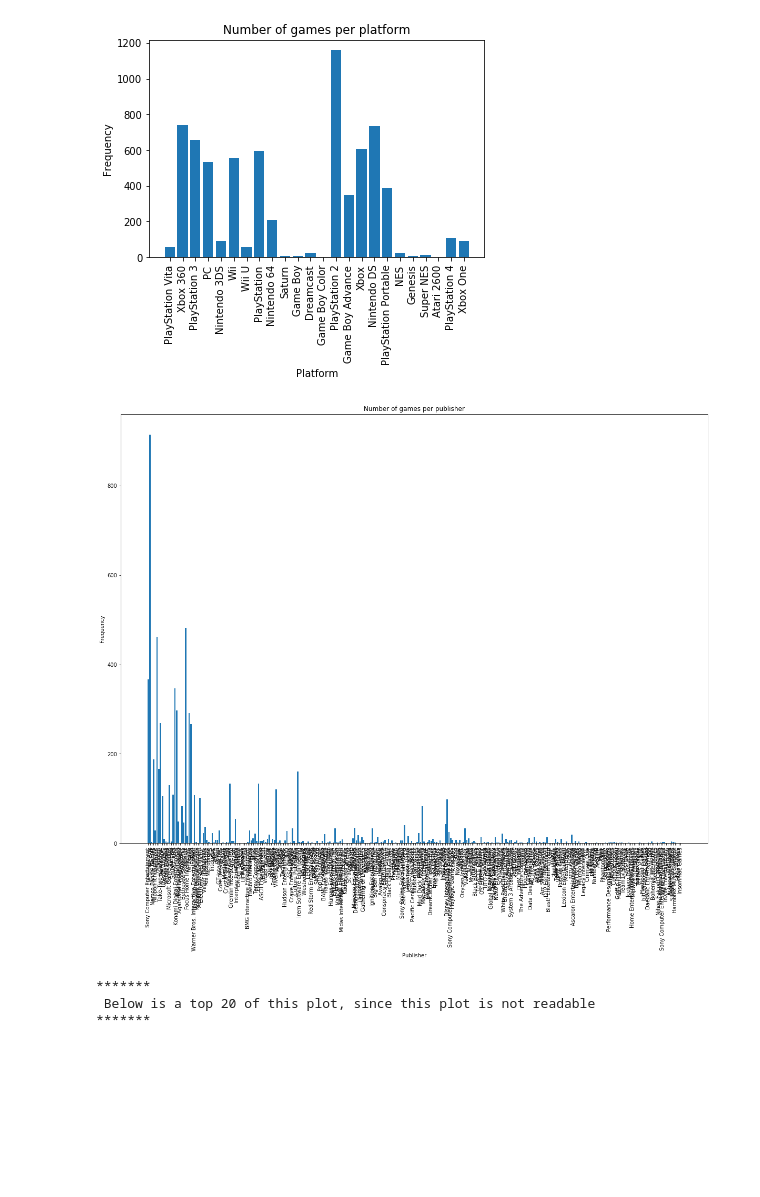
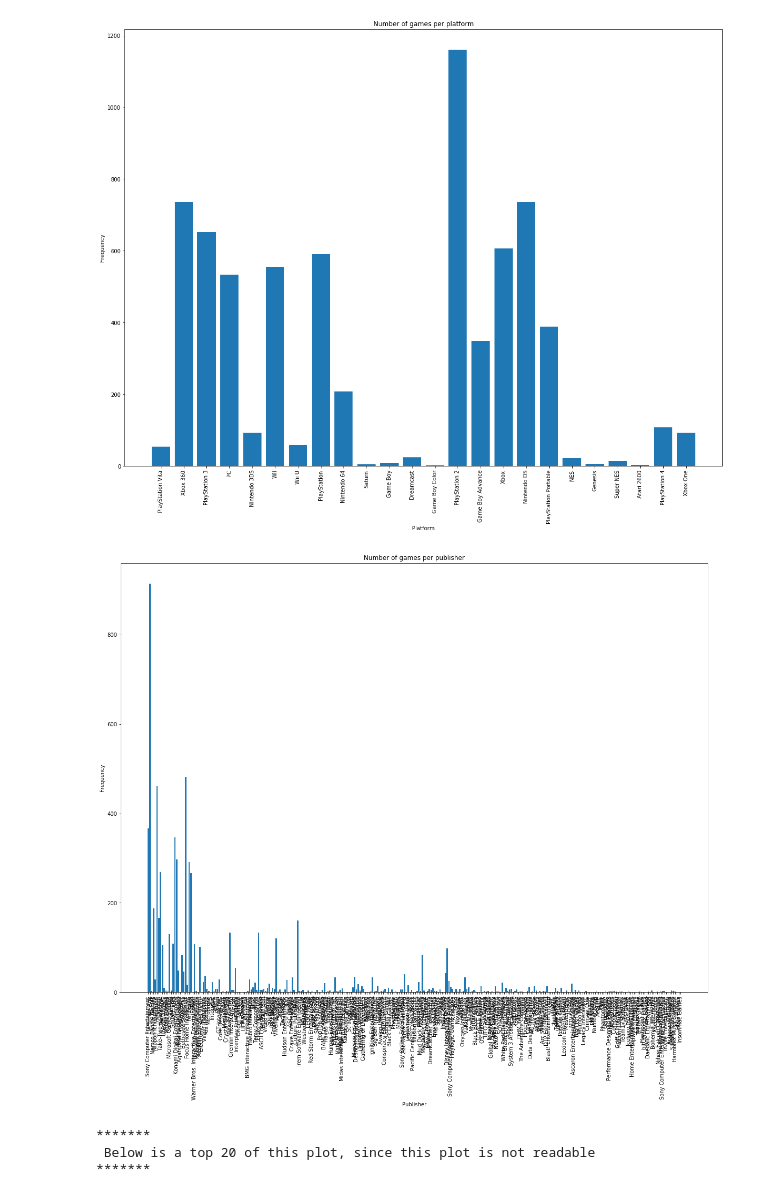
Before and after one commit to Archifer/SDA-Project, a Jupyter notebook: SDA-Project-Hester.ipynb, the cells around one changed output. Drawn from its saved outputs; the diff is of its cells as text; code cells hidden in the pictures; blank space fills up the shorter version.

Commit message:
plots on big hits:

```diff
--- a/SDA-Project-Hester.ipynb
+++ b/SDA-Project-Hester.ipynb
@@ -52,8 +54,8 @@ def get_frequencies_for_key(key, data):
             freqs[row[key]] += 1
     return freqs
 
-def plot_with_dict(dictio, title, xlabel, ylabel="Frequency"):
-    plt.bar(range(len(dictio)), list(dictio.values()), align='center')
+def plot_with_dict(dictio, title, xlabel, ylabel="Frequency", colour=None):
+    plt.bar(range(len(dictio)), list(dictio.values()), align='center', color=colour)
     plt.xticks(range(len(dictio)), list(dictio.keys()), rotation='vertical')
     plt.title(title)
     plt.xlabel(xlabel)
@@ -74,38 +76,42 @@ def sort_dict_by_key(d):
         res[i] = d[i]
     return res
 
-def convert_dict_keys_to_ints(dictio):
+def convert_dict_keys_to_floats(dictio):
     res = dict()
     for d in dictio:
         res[float(d)] = dictio[d]
     return res
 # %%
+plt.figure(figsize=(20, 15))
 freqs_for_pl = get_frequencies_for_key(our_platform, our_data)
 plot_with_dict(freqs_for_pl, "Number of games per platform", "Platform")
 
 plt.figure(figsize=(20,15))
 freqs_for_pu = get_frequencies_for_key(our_publisher, our_data)
 plot_with_dict(freqs_for_pu, "Number of games per publisher", "Publisher")
 
 print("*******\n Below is a top 20 of this plot, since this plot is not readable\n******* ")
 
+plt.figure(figsize=(20, 15))
 top20_pu = get_first_n_from_sorted(freqs_for_pu, 20)
 plot_with_dict(top20_pu, "Top20 of games per publisher", "Publisher")
 
+plt.figure(figsize=(20, 15))
 freqs_for_gen = get_frequencies_for_key(our_genre, our_data)
 plot_with_dict(freqs_for_gen, "Number of games per genre", "Genre")
 
+plt.figure(figsize=(20, 15))
 freqs_for_year = get_frequencies_for_key(our_release_y, our_data)
 sorted_freqs_for_year = sort_dict_by_key(freqs_for_year)
 plot_with_dict(sorted_freqs_for_year, "Number of games released per year", "Year")
 
 plt.figure(figsize=(20, 15))
 freqs_for_scores = get_frequencies_for_key(our_score, our_data)
-freqs_for_scores = convert_dict_keys_to_ints(freqs_for_scores)
+freqs_for_scores = convert_dict_keys_to_floats(freqs_for_scores)
 sorted_freqs_for_scores = sort_dict_by_key(freqs_for_scores)
 plot_with_dict(sorted_freqs_for_scores, "Number of games per score", "Score")
 # %% [output]
-[figure, old version]
+[figure, new version]
 [figure]
 *******
  Below is a top 20 of this plot, since this plot is not readable
```
Also changed, not shown: parts of 20 cells of this notebook, 1 other file.
